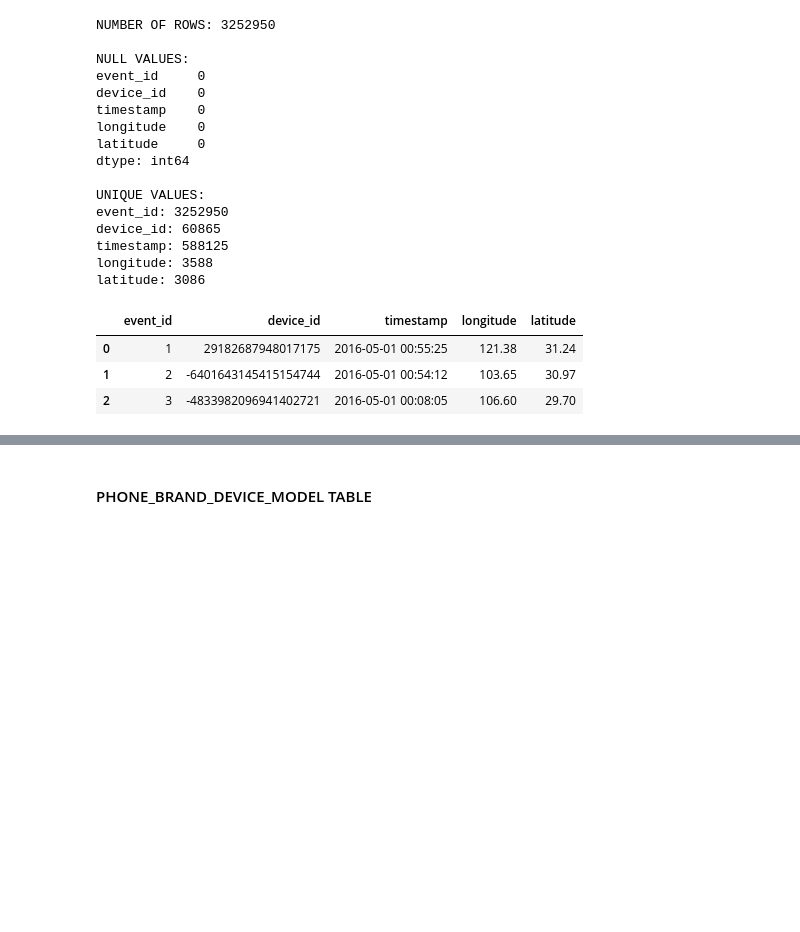
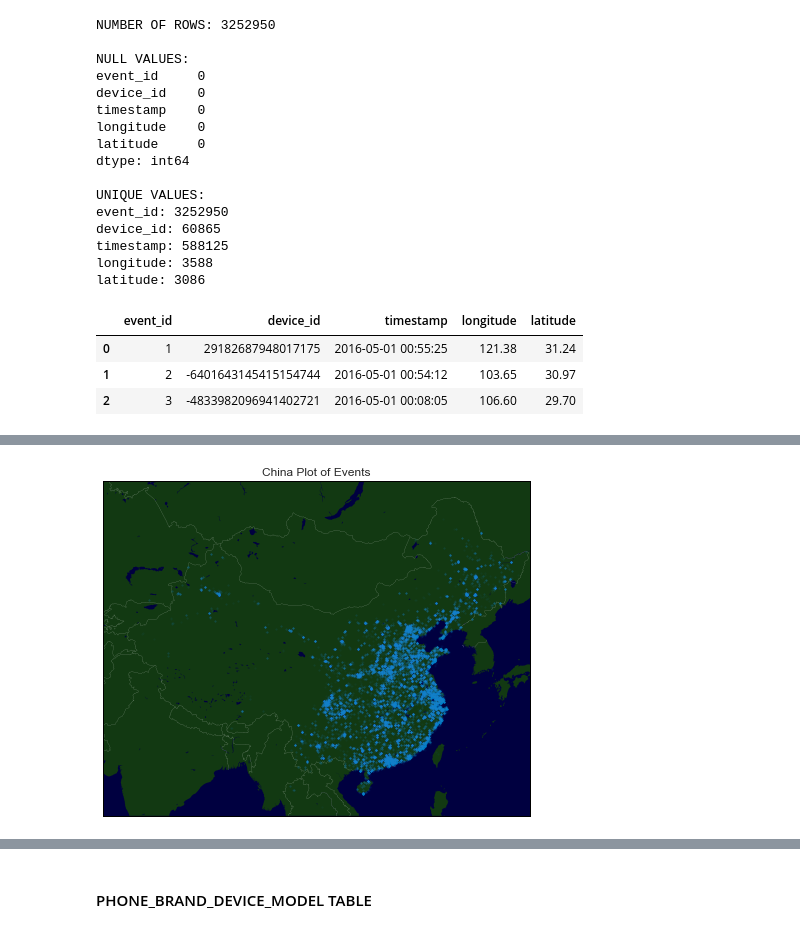
Before and after one commit to owichiencharoen/my_hw_repo, a Jupyter notebook: final-project/Owen's Final Project.ipynb, the cells around one changed output, grey strips where cells are left out. Cells and saved outputs as stored; diff of their text form; code cells hidden in the pictures; blank space fills up the shorter version.

```diff
--- a/final-project/Owen's Final Project.ipynb
+++ b/final-project/Owen's Final Project.ipynb
@@ -107,0 +165,33 @@ latitude: 3086
+# %%
+# CHINA PLOT of EVENTS
+
+long_min, long_max = 70, 135
+lat_min, lat_max = 15, 55
+china_plotframe = (raw_events["longitude"]>long_min) &\
+            (raw_events["longitude"]<long_max) &\
+            (raw_events["latitude"]>lat_min) &\
+            (raw_events["latitude"]<lat_max)
+df_events_china = raw_events[china_plotframe].sample(n=100000)
+
+plt.figure(2, figsize=(12,6))
+
+# Mercator of China
+m2 = Basemap(projection='merc',
+             llcrnrlat=lat_min,
+             urcrnrlat=lat_max,
+             llcrnrlon=long_min,
+             urcrnrlon=long_max,
+             lat_ts=35,
+             resolution='i')
+m2.fillcontinents(color='#123912',lake_color='#000040')
+m2.drawmapboundary(fill_color='#000040')
+m2.drawcountries(linewidth=0.1, color="w")
+
+# Plot the data
+mxy = m2(df_events_china["longitude"].tolist(), df_events_china["latitude"].tolist())
+m2.scatter(mxy[0], mxy[1], s=5, c="#1292db", lw=0, alpha=0.05, zorder=5)
+
+plt.title("China Plot of Events")
+plt.show()
+# %% [output]
+[figure, added]
```
Also changed, not shown: parts of 11 cells of this notebook, 1 other file.
